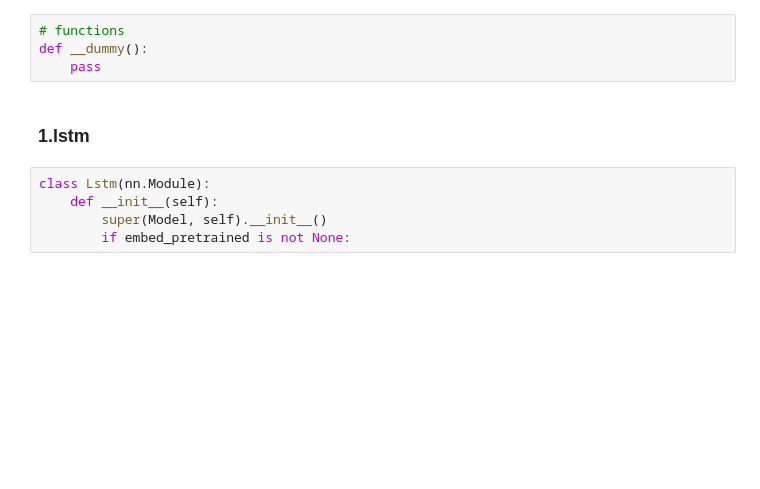
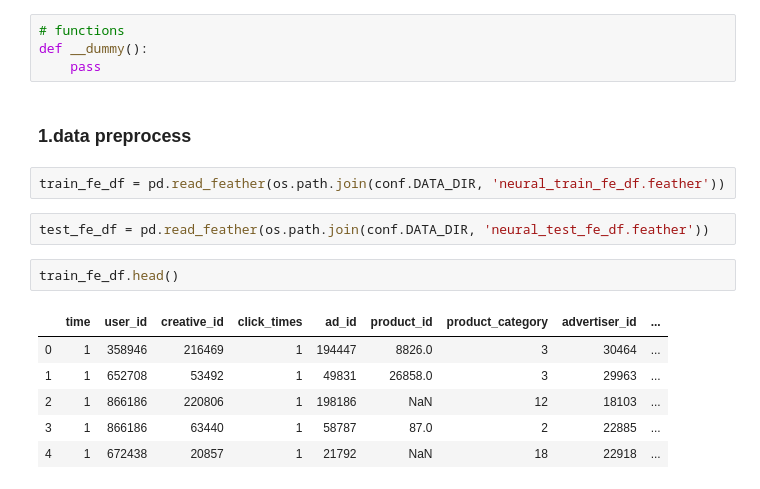
Before and after one commit to DevinWang23/tencent_2020_ad_competition, a Jupyter notebook: jupyter_notebook/neural_network.ipynb, the cells around one changed output. Drawn from its saved outputs; the diff is of its cells as text; blank space fills up the shorter version.

Commit message:
update models

```diff
--- a/jupyter_notebook/neural_network.ipynb
+++ b/jupyter_notebook/neural_network.ipynb
@@ -41,9 +62,17 @@ FONT = fm.FontProperties(fname = os.path.join(conf.LIB_DIR,'simsun.ttc'))
 def __dummy():
     pass
 # %% [markdown]
-### <a id='1'> 1.lstm</a>
+### <a id='1'> 1.data preprocess</a>
-# %%
-class Lstm(nn.Module):
-    def __init__(self):
-        super(Model, self).__init__()
-        if embed_pretrained is not None:
+# %%
+train_fe_df = pd.read_feather(os.path.join(conf.DATA_DIR, 'neural_train_fe_df.feather'))
+# %%
+test_fe_df = pd.read_feather(os.path.join(conf.DATA_DIR, 'neural_test_fe_df.feather'))
+# %%
+train_fe_df.head()
+# %% [output]
+|  | time | user_id | creative_id | click_times | ad_id | product_id | product_category | advertiser_id | ... |
+| 0 | 1 | 358946 | 216469 | 1 | 194447 | 8826.0 | 3 | 30464 | ... |
+| 1 | 1 | 652708 | 53492 | 1 | 49831 | 26858.0 | 3 | 29963 | ... |
+| 2 | 1 | 866186 | 220806 | 1 | 198186 | NaN | 12 | 18103 | ... |
+| 3 | 1 | 866186 | 63440 | 1 | 58787 | 87.0 | 2 | 22885 | ... |
+| 4 | 1 | 672438 | 20857 | 1 | 21792 | NaN | 18 | 22918 | ... |
```
Also changed, not shown: parts of 9 cells of this notebook, 19 other files.
